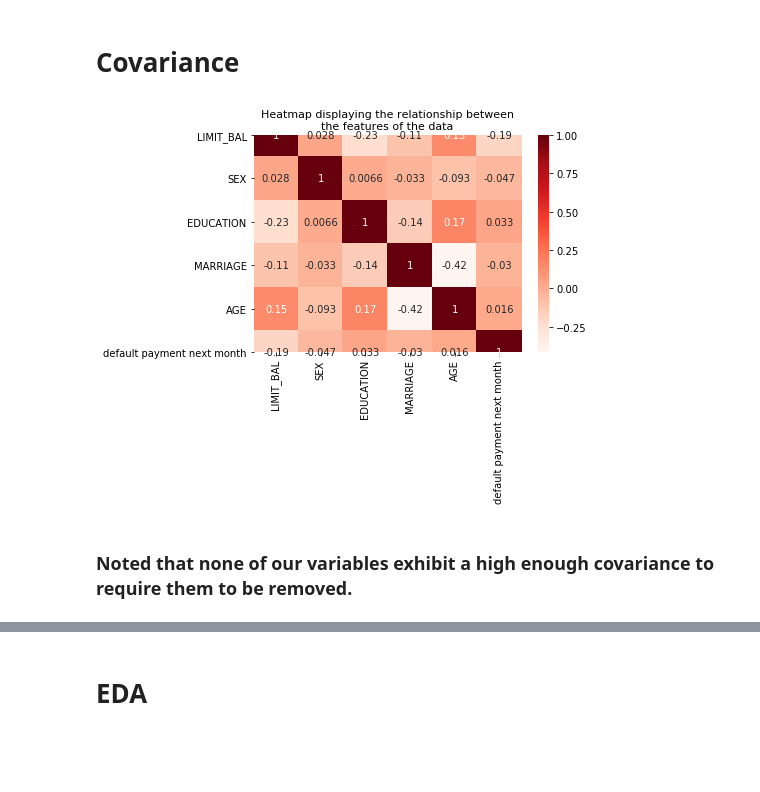
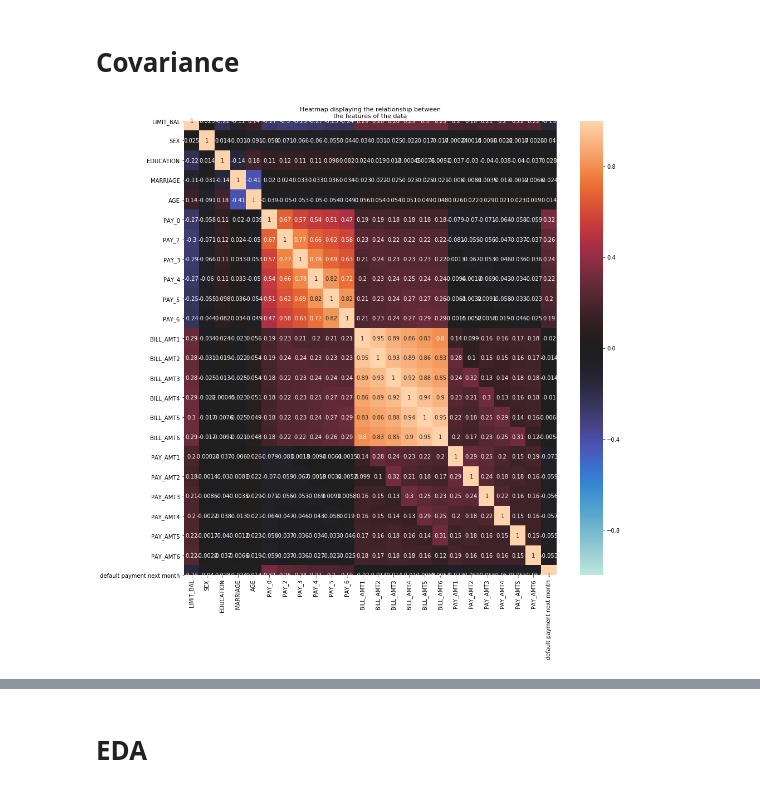
Before and after one commit to jlegner20/C5T3, a Jupyter notebook: C5T3.ipynb, the cells around one changed output, grey strips where cells are left out. Saved outputs shown, nothing was run; the diff lists cells and outputs as text; code cells hidden in the pictures; blank space fills up the shorter version.

```diff
--- a/C5T3.ipynb
+++ b/C5T3.ipynb
@@ -56,5 +56,5 @@ from sklearn.model_selection import train_test_split
 # %%
 #data
-rawData = pd.read_csv(r'C:\Users\jlegner\Desktop\Data Analytics\Data Analytics Class\Course 5\Task 3\creditModel.csv', header=1)
+rawData = pd.read_csv(r'C:\Users\jlegner\Desktop\Data Analytics\Data Analytics Class\Course 5\Task 3\creditselect.csv', header=1)
 rawData.head()
 # %% [output]
@@ -163,11 +211,10 @@ Categories (2, int64): [0, 1]
 # %% [markdown]
 # Covariance
 # %%
-sn.heatmap(rawData_upsampled.corr(),cmap=plt.cm.Reds,annot=True)
+fig, ax = plt.subplots(figsize=(15,15))
+sn.heatmap(rawData.corr(),annot=True, center=0, vmin=-1, vmax=1, ax=ax)
 plt.title('Heatmap displaying the relationship between\nthe features of the data',
          fontsize=11)
 plt.show()
 # %% [output]
-[figure, old version]
+[figure, new version]
-# %% [markdown]
-### Noted that none of our variables exhibit a high enough covariance to require them to be removed.
```
Also changed, not shown: parts of 35 cells of this notebook.
